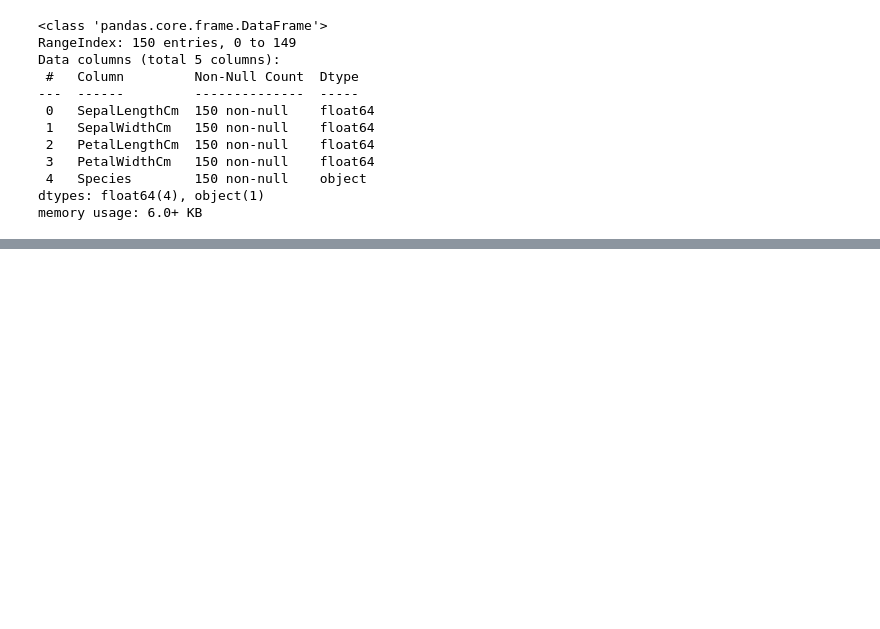
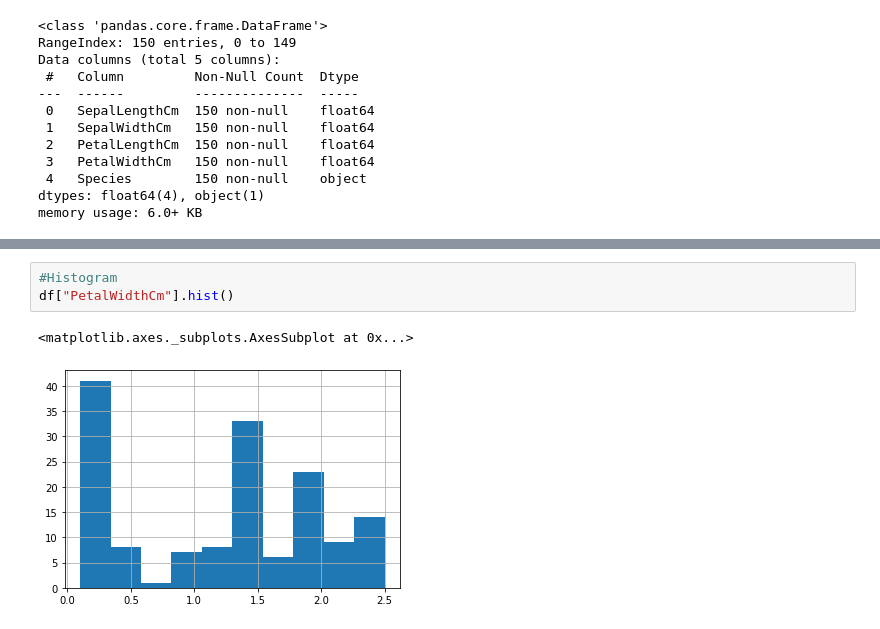
Before and after one commit to MdSakibKhan/Data_Science, a Jupyter notebook: Iris Species/IrisClassify.ipynb, the cells around one changed output, grey strips where cells are left out. Drawn from its saved outputs; the diff is of its cells as text; blank space fills up the shorter version.

```diff
--- a/Iris Species/IrisClassify.ipynb
+++ b/Iris Species/IrisClassify.ipynb
@@ -70,0 +107,6 @@ memory usage: 6.0+ KB
+# %%
+#Histogram
+df["PetalWidthCm"].hist()
+# %% [output]
+<matplotlib.axes._subplots.AxesSubplot at 0x...>
+[figure, added]
```
Also changed, not shown: parts of 6 cells of this notebook.
